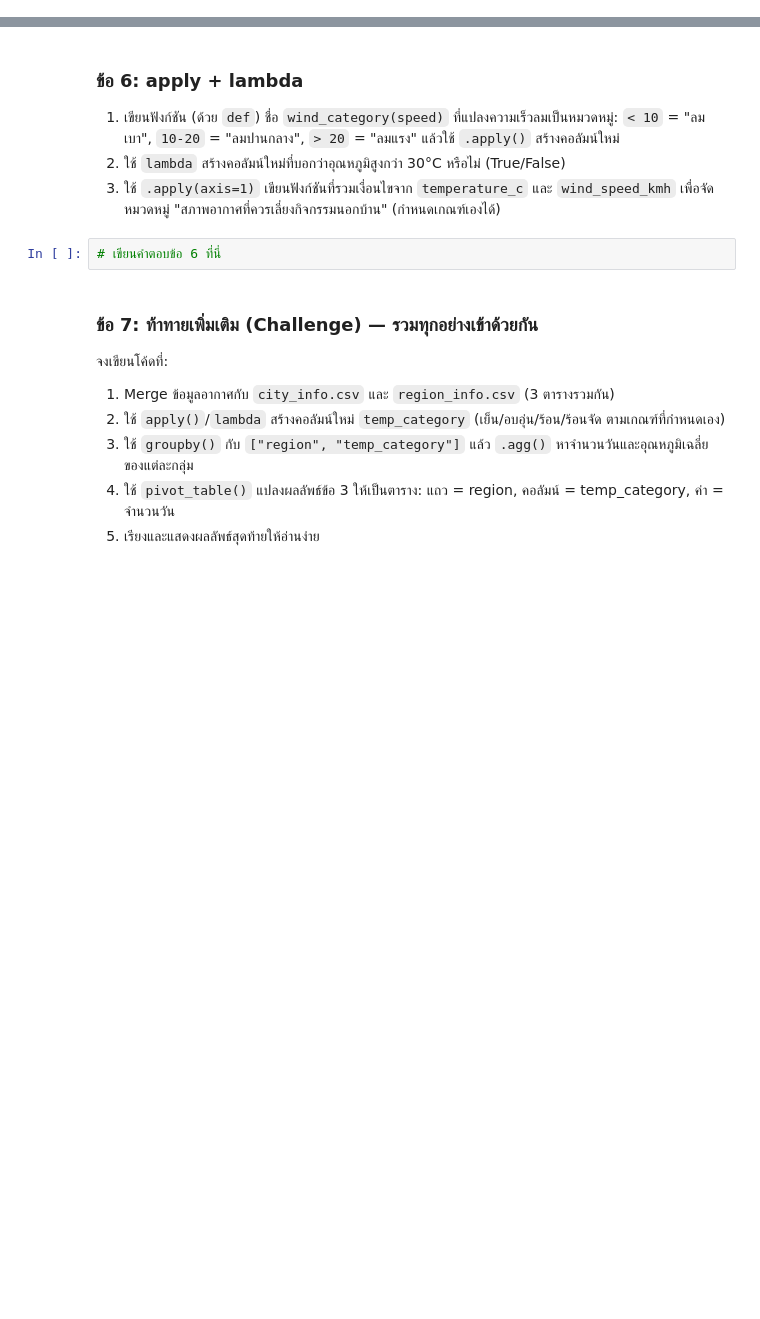
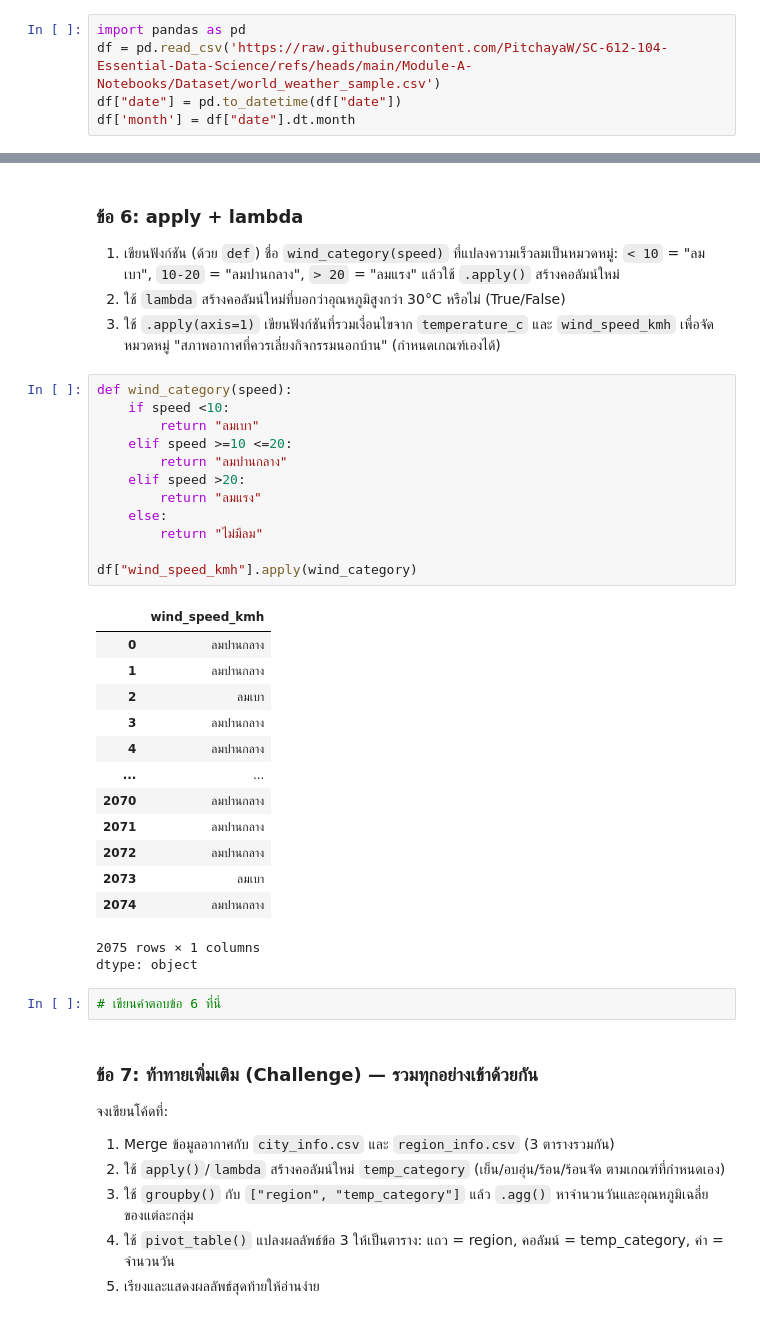
Before and after one commit to mooktuta/tusita, a Jupyter notebook: Module-A-Notebooks/SC612104_Session09_Pandas_Advanced.ipynb, the cells around one changed output, grey strips where cells are left out. Drawn from its saved outputs; the diff is of its cells as text; blank space fills up the shorter version.

```diff
--- a/Module-A-Notebooks/SC612104_Session09_Pandas_Advanced.ipynb
+++ b/Module-A-Notebooks/SC612104_Session09_Pandas_Advanced.ipynb
@@ -722,6 +689,11 @@ pd.merge(df_test, city_info[["city", "population_millions"]], on="city", how='ri
 ### 7.1 `concat()` แนวตั้ง (ต่อแถว) — กรณีใช้บ่อยที่สุด
 
 ใช้เมื่อมีข้อมูลรูปแบบเดียวกันแต่มาจากหลายไฟล์/หลายช่วงเวลา ต้องการเอามารวมเป็นตารางเดียว
+# %%
+import pandas as pd
+df = pd.read_csv('https://raw.githubusercontent.com/PitchayaW/SC-612-104-Essential-Data-Science/refs/heads/main/Module-A-Notebooks/Dataset/world_weather_sample.csv')
+df["date"] = pd.to_datetime(df["date"])
+df['month'] = df["date"].dt.month
 # %%
 # จำลองข้อมูล 2 ช่วงเวลาที่แยกไฟล์กัน (เช่น ข้อมูลเดือน 1 กับเดือน 2 อยู่คนละไฟล์)
 batch1 = df[df["month"] == 1]
@@ -894,6 +940,33 @@ print("ผลลัพธ์เหมือนกับ apply() ไหม:", df[
 1. เขียนฟังก์ชัน (ด้วย `def`) ชื่อ `wind_category(speed)` ที่แปลงความเร็วลมเป็นหมวดหมู่: `< 10` = "ลมเบา", `10-20` = "ลมปานกลาง", `> 20` = "ลมแรง" แล้วใช้ `.apply()` สร้างคอลัมน์ใหม่
 2. ใช้ `lambda` สร้างคอลัมน์ใหม่ที่บอกว่าอุณหภูมิสูงกว่า 30°C หรือไม่ (True/False)
 3. ใช้ `.apply(axis=1)` เขียนฟังก์ชันที่รวมเงื่อนไขจาก `temperature_c` และ `wind_speed_kmh` เพื่อจัดหมวดหมู่ "สภาพอากาศที่ควรเลี่ยงกิจกรรมนอกบ้าน" (กำหนดเกณฑ์เองได้)
+# %%
+def wind_category(speed):
+    if speed <10:
+        return "ลมเบา"
+    elif speed >=10 <=20:
+        return "ลมปานกลาง"
+    elif speed >20:
+        return "ลมแรง"
+    else:
+        return "ไม่มีลม"
+
+df["wind_speed_kmh"].apply(wind_category)
+# %% [output]
+|  | wind_speed_kmh |
+| 0 | ลมปานกลาง |
+| 1 | ลมปานกลาง |
+| 2 | ลมเบา |
+| 3 | ลมปานกลาง |
+| 4 | ลมปานกลาง |
+| ... | ... |
+| 2070 | ลมปานกลาง |
+| 2071 | ลมปานกลาง |
+| 2072 | ลมปานกลาง |
+| 2073 | ลมเบา |
+| 2074 | ลมปานกลาง |
+2075 rows × 1 columns
+dtype: object
 # %%
 # เขียนคำตอบข้อ 6 ที่นี่
 # %% [markdown]
```
Also changed, not shown: parts of 24 cells of this notebook.
